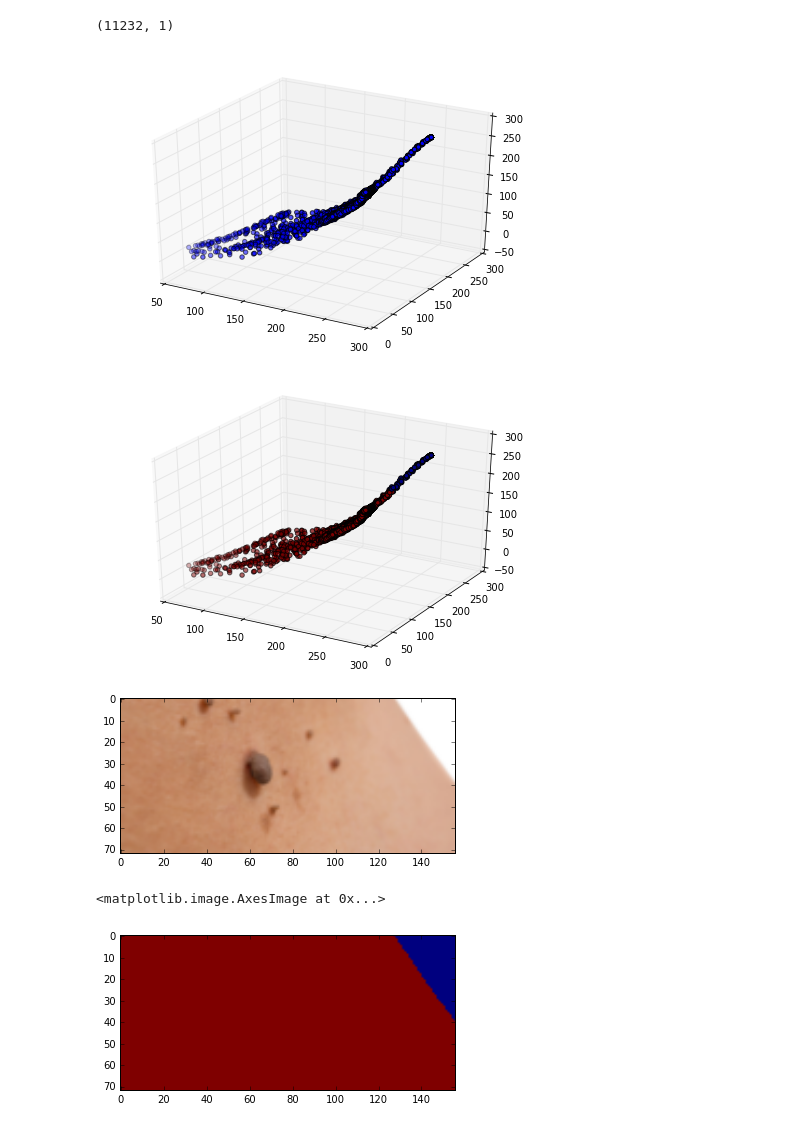
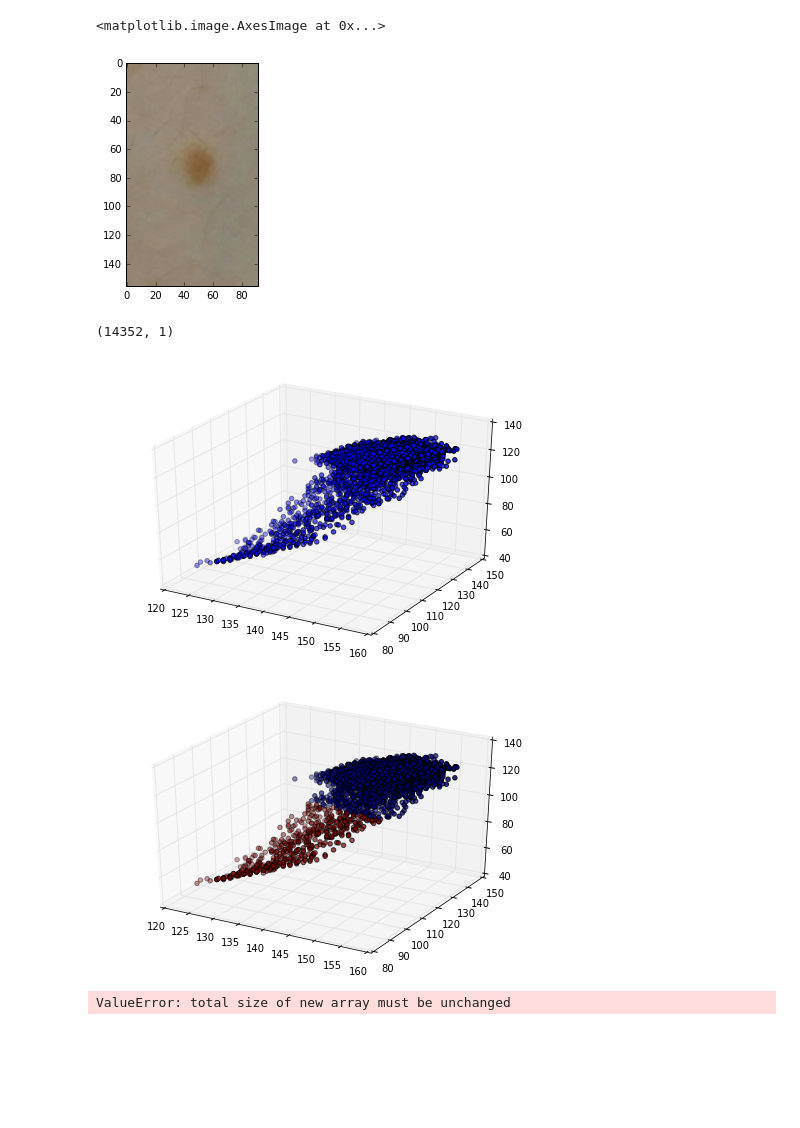
Before and after one commit to hotzenklotz/hackhpi, a Jupyter notebook: notebooks/Mule-Separation.ipynb, the cells around one changed output. Saved outputs shown, nothing was run; the diff lists cells and outputs as text; code cells hidden in the pictures; blank space fills up the shorter version.

```diff
--- a/notebooks/Mule-Separation.ipynb
+++ b/notebooks/Mule-Separation.ipynb
@@ -7,21 +7,28 @@ from scipy.misc import imresize
 from mpl_toolkits.mplot3d import Axes3D
 %matplotlib inline
 # %%
-img = imresize(imread('./moles.jpg'), 20)
+margin = 50
+img = imresize(imread('./examples/nico.jpg'), 20)
 (x,y,c) = img.shape
-points = img.reshape(x * y, c)
+img = img[margin:x-margin,margin:y-margin,:]
+points = img.reshape((x - 2 * margin) * (y - 2 * margin), c)
+# points = img.reshape(x * y, c)
 mat = np.mat(points)
+plt.imshow(img)
+# %% [output]
+<matplotlib.image.AxesImage at 0x...>
+[figure, added]
 # %%
 mat[:,0].shape
 # %% [output]
-(11232, 1)
+(14352, 1)
 # %%
 fig = plt.figure()
 ax = Axes3D(fig)
 ax.scatter(np.array(mat[:,0]), np.array(mat[:,1]), np.array(mat[:,2]))
 fig.show()
 # %% [output]
-[figure, old version]
+[figure, new version]
 # %%
 model = KMeans(n_clusters=2)
 model.fit(mat)
@@ -43,16 +50,14 @@ ax = Axes3D(fig)
 ax.scatter(np.array(mat[:,0]), np.array(mat[:,1]), np.array(mat[:,2]), c=labels.astype(np.float))
 fig.show()
 # %% [output]
-[figure, old version]
+[figure, new version]
 # %%
     labeled_img = labels.reshape(x, y)
 plt.imshow(img)
 plt.show()
 plt.imshow(labeled_img)
 # %% [output]
-[figure, removed]
-<matplotlib.image.AxesImage at 0x...>
+ValueError: total size of new array must be unchanged
-[figure, removed]
 # %%
 labeled_img
 # %% [output]
```
Also changed, not shown: parts of 2 cells of this notebook, 3 other files.
